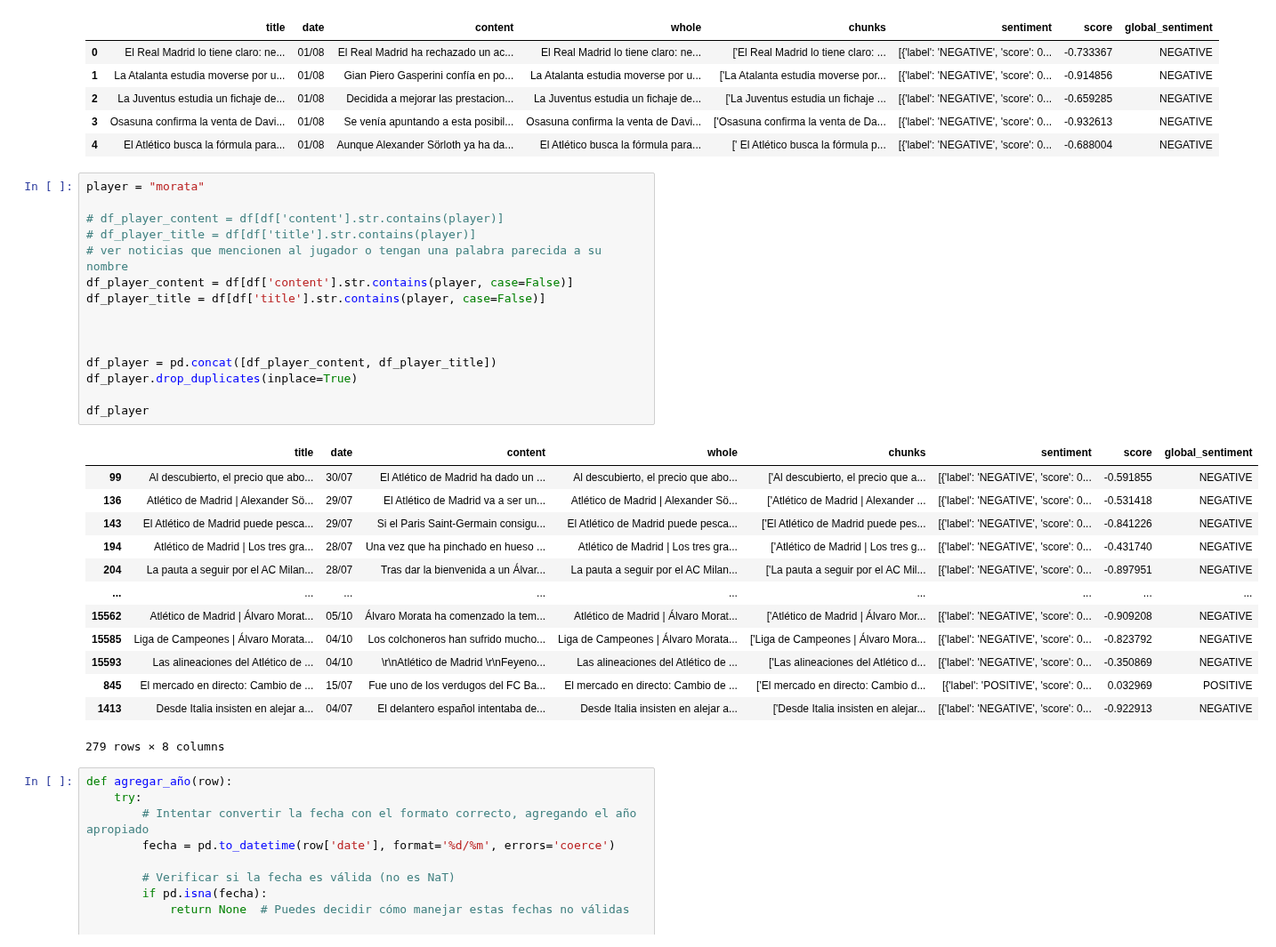
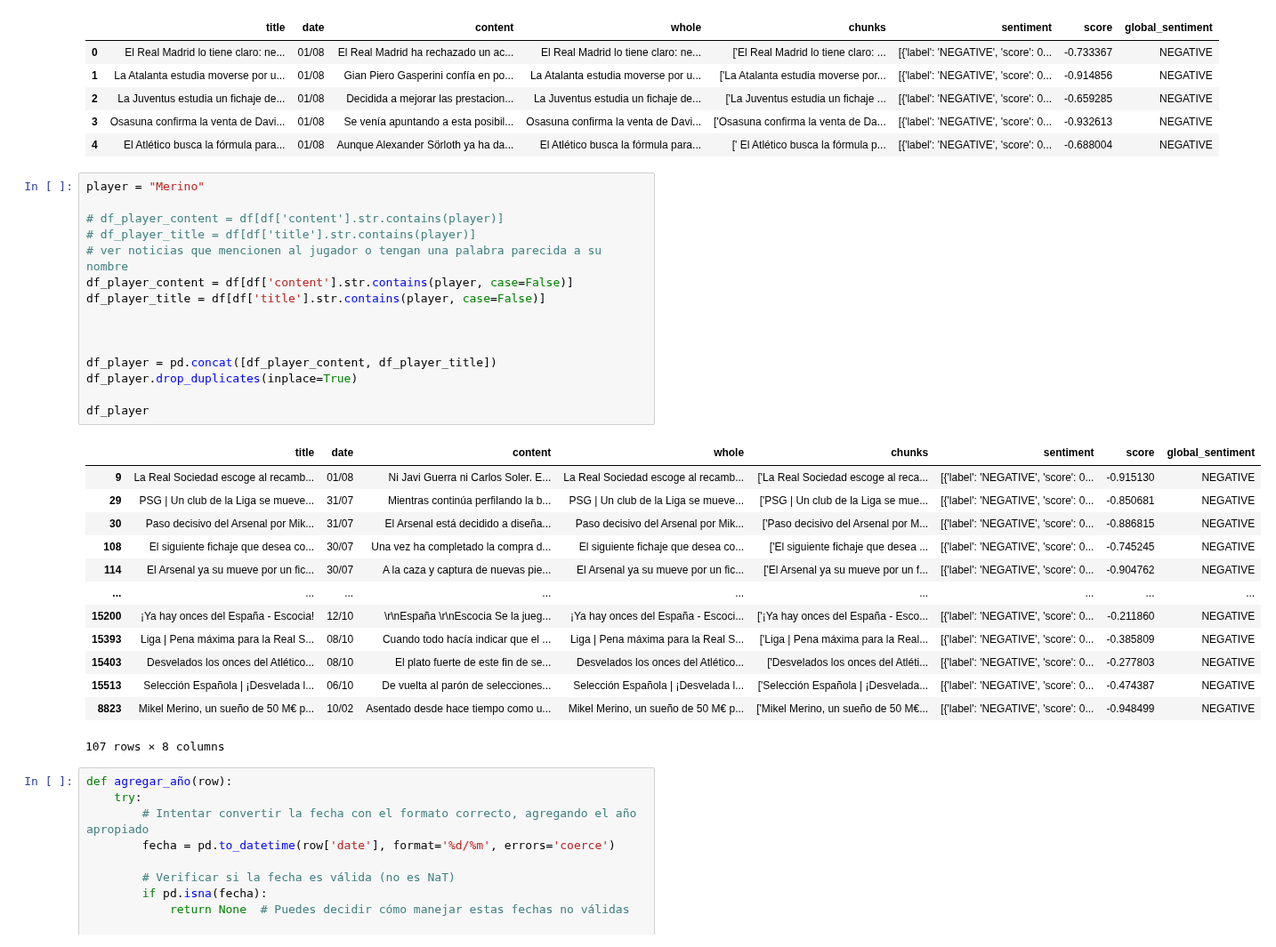
Before and after one commit to Santiagodiz/PlayerPulse, a Jupyter notebook: data/players_cleaning.ipynb, the cells around one changed output. Shown at 89% size. Cells and saved outputs as stored; diff of their text form.

```diff
--- a/data/players_cleaning.ipynb
+++ b/data/players_cleaning.ipynb
@@ -13,34 +13,34 @@ df.head()
 | 3 | Osasuna confirma la venta de Davi... | 01/08 | Se venía apuntando a esta posibil... | Osasuna confirma la venta de Davi... | ['Osasuna confirma la venta de Da... | [{'label': 'NEGATIVE', 'score': 0... | -0.932613 | NEGATIVE |
 | 4 | El Atlético busca la fórmula para... | 01/08 | Aunque Alexander Sörloth ya ha da... | El Atlético busca la fórmula para... | [' El Atlético busca la fórmula p... | [{'label': 'NEGATIVE', 'score': 0... | -0.688004 | NEGATIVE |
 # %%
-player = "morata"
+player = "Merino"
 
 # df_player_content = df[df['content'].str.contains(player)]
 # df_player_title = df[df['title'].str.contains(player)]
 # ver noticias que mencionen al jugador o tengan una palabra parecida a su nombre
 df_player_content = df[df['content'].str.contains(player, case=False)]
 df_player_title = df[df['title'].str.contains(player, case=False)]
 
 
 
 df_player = pd.concat([df_player_content, df_player_title])
 df_player.drop_duplicates(inplace=True)
 
 df_player
 # %% [output]
 |  | title | date | content | whole | chunks | sentiment | score | global_sentiment |
-| 99 | Al descubierto, el precio que abo... | 30/07 | El Atlético de Madrid ha dado un ... | Al descubierto, el precio que abo... | ['Al descubierto, el precio que a... | [{'label': 'NEGATIVE', 'score': 0... | -0.591855 | NEGATIVE |
-| 136 | Atlético de Madrid | Alexander Sö... | 29/07 | El Atlético de Madrid va a ser un... | Atlético de Madrid | Alexander Sö... | ['Atlético de Madrid | Alexander ... | [{'label': 'NEGATIVE', 'score': 0... | -0.531418 | NEGATIVE |
-| 143 | El Atlético de Madrid puede pesca... | 29/07 | Si el Paris Saint-Germain consigu... | El Atlético de Madrid puede pesca... | ['El Atlético de Madrid puede pes... | [{'label': 'NEGATIVE', 'score': 0... | -0.841226 | NEGATIVE |
-| 194 | Atlético de Madrid | Los tres gra... | 28/07 | Una vez que ha pinchado en hueso ... | Atlético de Madrid | Los tres gra... | ['Atlético de Madrid | Los tres g... | [{'label': 'NEGATIVE', 'score': 0... | -0.431740 | NEGATIVE |
-| 204 | La pauta a seguir por el AC Milan... | 28/07 | Tras dar la bienvenida a un Álvar... | La pauta a seguir por el AC Milan... | ['La pauta a seguir por el AC Mil... | [{'label': 'NEGATIVE', 'score': 0... | -0.897951 | NEGATIVE |
+| 9 | La Real Sociedad escoge al recamb... | 01/08 | Ni Javi Guerra ni Carlos Soler. E... | La Real Sociedad escoge al recamb... | ['La Real Sociedad escoge al reca... | [{'label': 'NEGATIVE', 'score': 0... | -0.915130 | NEGATIVE |
+| 29 | PSG | Un club de la Liga se mueve... | 31/07 | Mientras continúa perfilando la b... | PSG | Un club de la Liga se mueve... | ['PSG | Un club de la Liga se mue... | [{'label': 'NEGATIVE', 'score': 0... | -0.850681 | NEGATIVE |
+| 30 | Paso decisivo del Arsenal por Mik... | 31/07 | El Arsenal está decidido a diseña... | Paso decisivo del Arsenal por Mik... | ['Paso decisivo del Arsenal por M... | [{'label': 'NEGATIVE', 'score': 0... | -0.886815 | NEGATIVE |
+| 108 | El siguiente fichaje que desea co... | 30/07 | Una vez ha completado la compra d... | El siguiente fichaje que desea co... | ['El siguiente fichaje que desea ... | [{'label': 'NEGATIVE', 'score': 0... | -0.745245 | NEGATIVE |
+| 114 | El Arsenal ya su mueve por un fic... | 30/07 | A la caza y captura de nuevas pie... | El Arsenal ya su mueve por un fic... | ['El Arsenal ya su mueve por un f... | [{'label': 'NEGATIVE', 'score': 0... | -0.904762 | NEGATIVE |
 | ... | ... | ... | ... | ... | ... | ... | ... | ... |
-| 15562 | Atlético de Madrid | Álvaro Morat... | 05/10 | Álvaro Morata ha comenzado la tem... | Atlético de Madrid | Álvaro Morat... | ['Atlético de Madrid | Álvaro Mor... | [{'label': 'NEGATIVE', 'score': 0... | -0.909208 | NEGATIVE |
-| 15585 | Liga de Campeones | Álvaro Morata... | 04/10 | Los colchoneros han sufrido mucho... | Liga de Campeones | Álvaro Morata... | ['Liga de Campeones | Álvaro Mora... | [{'label': 'NEGATIVE', 'score': 0... | -0.823792 | NEGATIVE |
-| 15593 | Las alineaciones del Atlético de ... | 04/10 | \r\nAtlético de Madrid \r\nFeyeno... | Las alineaciones del Atlético de ... | ['Las alineaciones del Atlético d... | [{'label': 'NEGATIVE', 'score': 0... | -0.350869 | NEGATIVE |
-| 845 | El mercado en directo: Cambio de ... | 15/07 | Fue uno de los verdugos del FC Ba... | El mercado en directo: Cambio de ... | ['El mercado en directo: Cambio d... | [{'label': 'POSITIVE', 'score': 0... | 0.032969 | POSITIVE |
-| 1413 | Desde Italia insisten en alejar a... | 04/07 | El delantero español intentaba de... | Desde Italia insisten en alejar a... | ['Desde Italia insisten en alejar... | [{'label': 'NEGATIVE', 'score': 0... | -0.922913 | NEGATIVE |
+| 15200 | ¡Ya hay onces del España - Escocia! | 12/10 | \r\nEspaña \r\nEscocia Se la jueg... | ¡Ya hay onces del España - Escoci... | ['¡Ya hay onces del España - Esco... | [{'label': 'NEGATIVE', 'score': 0... | -0.211860 | NEGATIVE |
+| 15393 | Liga | Pena máxima para la Real S... | 08/10 | Cuando todo hacía indicar que el ... | Liga | Pena máxima para la Real S... | ['Liga | Pena máxima para la Real... | [{'label': 'NEGATIVE', 'score': 0... | -0.385809 | NEGATIVE |
+| 15403 | Desvelados los onces del Atlético... | 08/10 | El plato fuerte de este fin de se... | Desvelados los onces del Atlético... | ['Desvelados los onces del Atléti... | [{'label': 'NEGATIVE', 'score': 0... | -0.277803 | NEGATIVE |
+| 15513 | Selección Española | ¡Desvelada l... | 06/10 | De vuelta al parón de selecciones... | Selección Española | ¡Desvelada l... | ['Selección Española | ¡Desvelada... | [{'label': 'NEGATIVE', 'score': 0... | -0.474387 | NEGATIVE |
+| 8823 | Mikel Merino, un sueño de 50 M€ p... | 10/02 | Asentado desde hace tiempo como u... | Mikel Merino, un sueño de 50 M€ p... | ['Mikel Merino, un sueño de 50 M€... | [{'label': 'NEGATIVE', 'score': 0... | -0.948499 | NEGATIVE |
-279 rows × 8 columns
+107 rows × 8 columns
 # %%
 def agregar_año(row):
     try:
```
Also changed, not shown: parts of 2 cells of this notebook.
